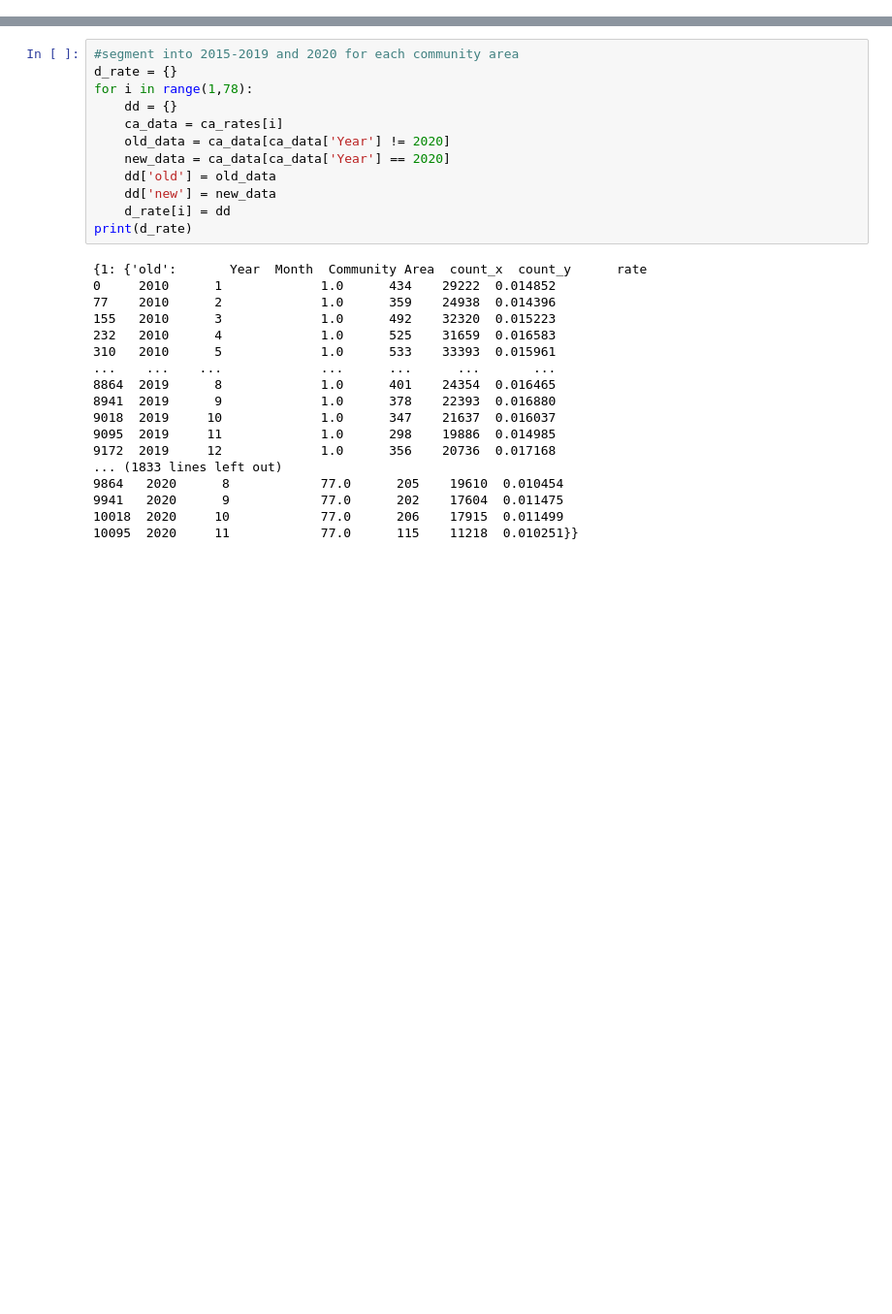
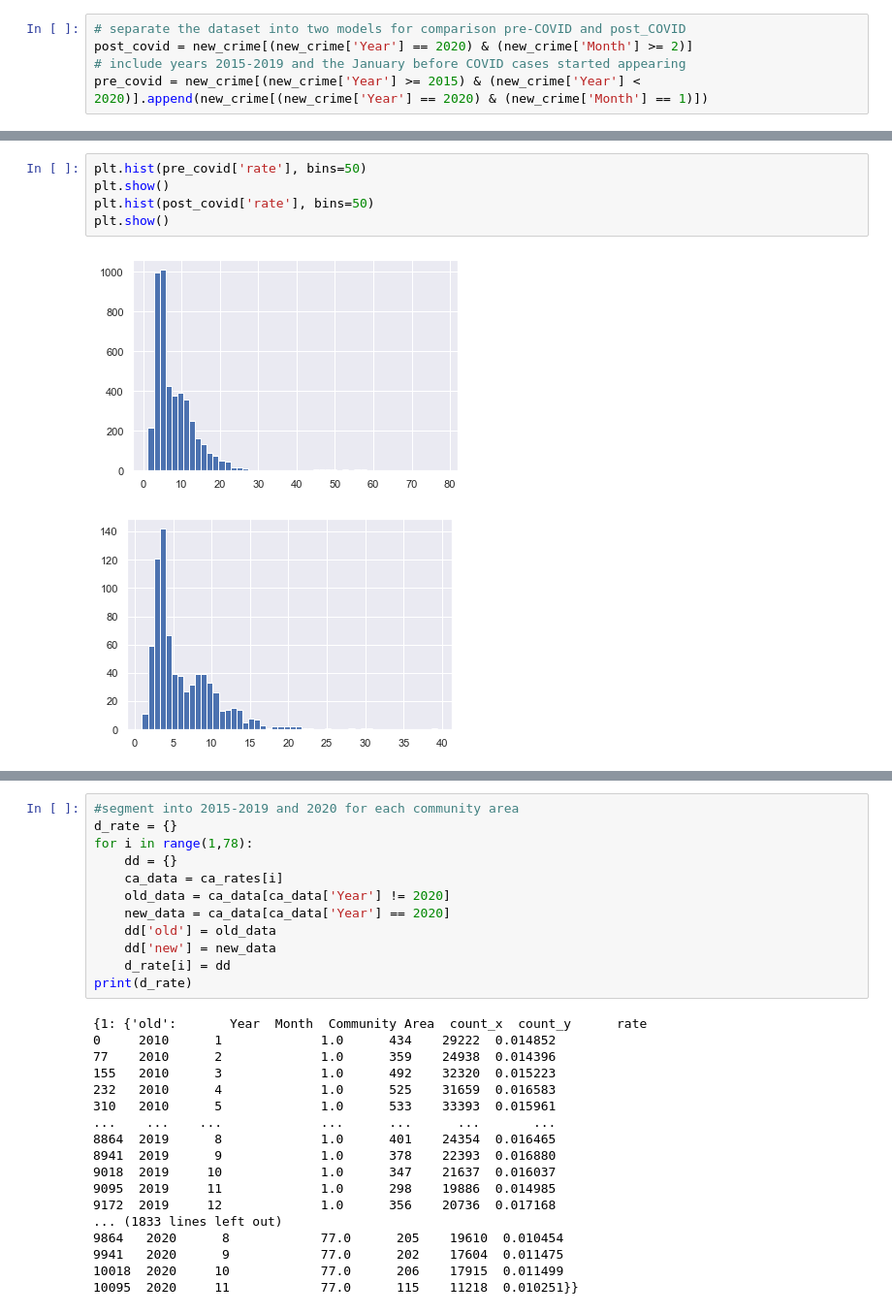
Before and after one commit to a-matai/datasiensgrup, a Jupyter notebook: src/linear_regression.ipynb, the cells around one changed output, grey strips where cells are left out. Shown at 97% size. Drawn from its saved outputs; the diff is of its cells as text; blank space fills up the shorter version.

```diff
--- a/src/linear_regression.ipynb
+++ b/src/linear_regression.ipynb
@@ -205,0 +186,5 @@ ValueError: The truth value of a Series is ambiguous. Use a.empty, a.bool(), a.i
+# %%
+# separate the dataset into two models for comparison pre-COVID and post_COVID
+post_covid = new_crime[(new_crime['Year'] == 2020) & (new_crime['Month'] >= 2)]
+# include years 2015-2019 and the January before COVID cases started appearing
+pre_covid = new_crime[(new_crime['Year'] >= 2015) & (new_crime['Year'] < 2020)].append(new_crime[(new_crime['Year'] == 2020) & (new_crime['Month'] == 1)])
@@ -205,0 +218,8 @@ ValueError: The truth value of a Series is ambiguous. Use a.empty, a.bool(), a.i
+# %%
+plt.hist(pre_covid['rate'], bins=50)
+plt.show()
+plt.hist(post_covid['rate'], bins=50)
+plt.show()
+# %% [output]
+[figure, added]
+[figure, added]
```
Also changed, not shown: parts of 18 cells of this notebook.
